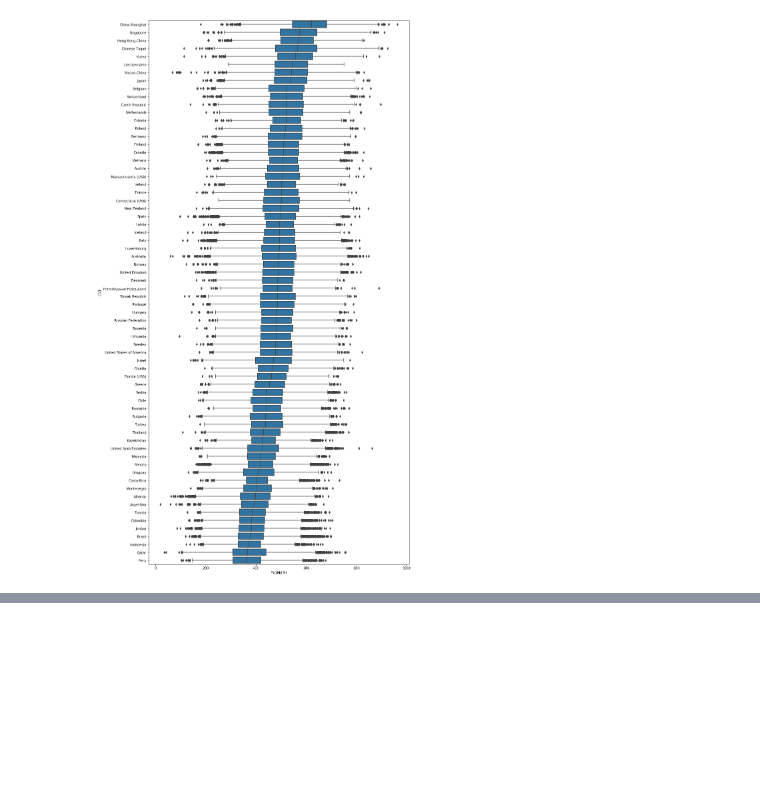
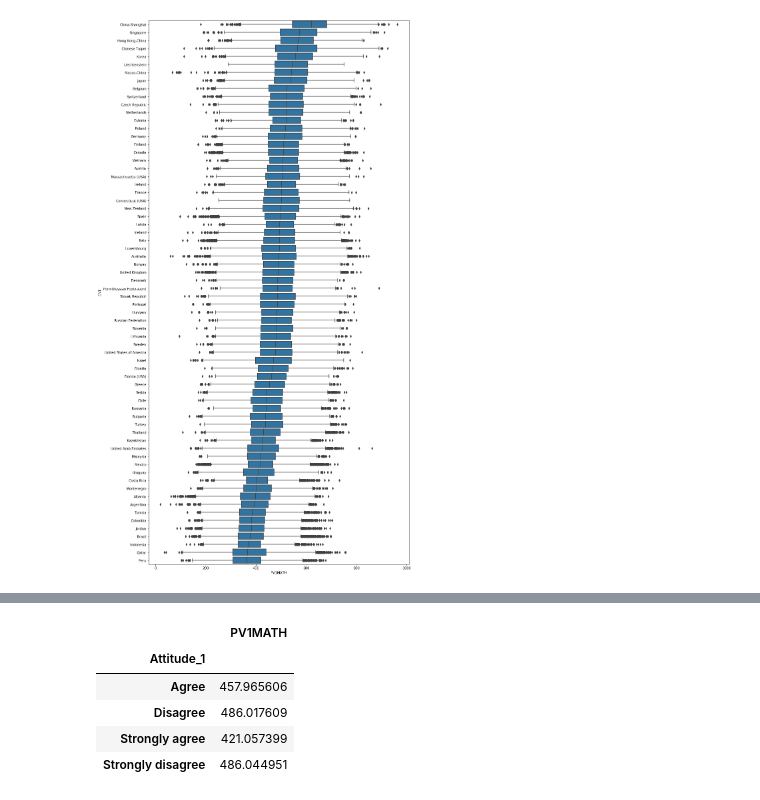
Before and after one commit to jgu1989/UdacityDataAnalystNanodegree, a Jupyter notebook: 5_Communicate_Data_Findings/pisa.ipynb, the cells around one changed output, grey strips where cells are left out. Saved outputs shown, nothing was run; the diff lists cells and outputs as text; code cells hidden in the pictures; blank space fills up the shorter version.

```diff
--- a/5_Communicate_Data_Findings/pisa.ipynb
+++ b/5_Communicate_Data_Findings/pisa.ipynb
@@ -170,0 +211,9 @@ sns.boxplot(y= 'CNT', x='PV1MATH', data=df_loc, orient="h", color = base_color,
+# %%
+df_attitude.groupby('Attitude_1').mean()
+# %% [output]
+|  | PV1MATH |
+| Attitude_1 |  |
+| Agree | 457.965606 |
+| Disagree | 486.017609 |
+| Strongly agree | 421.057399 |
+| Strongly disagree | 486.044951 |
```
Also changed, not shown: parts of 8 cells of this notebook.
